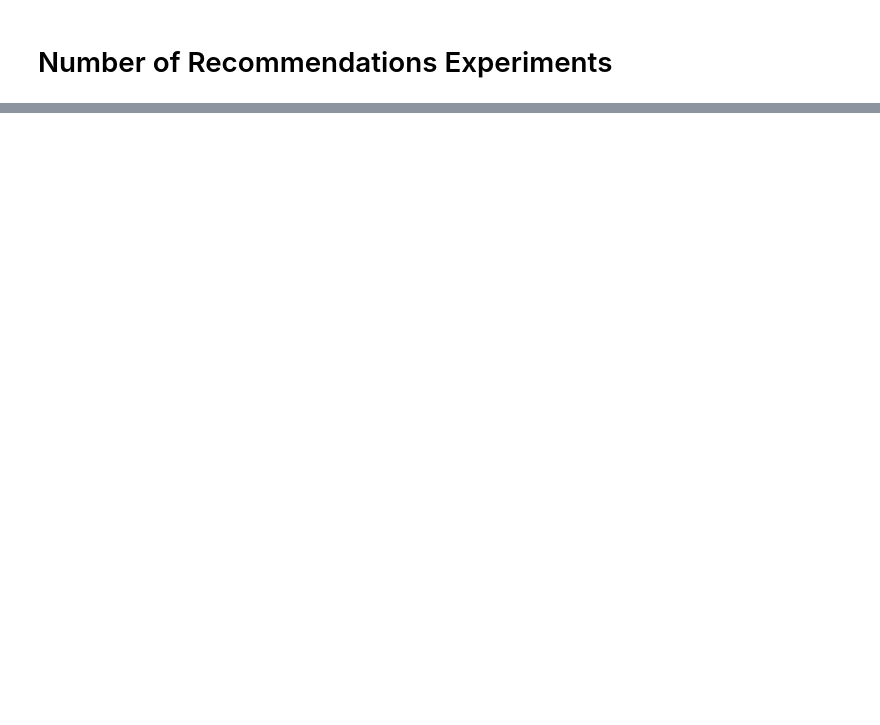
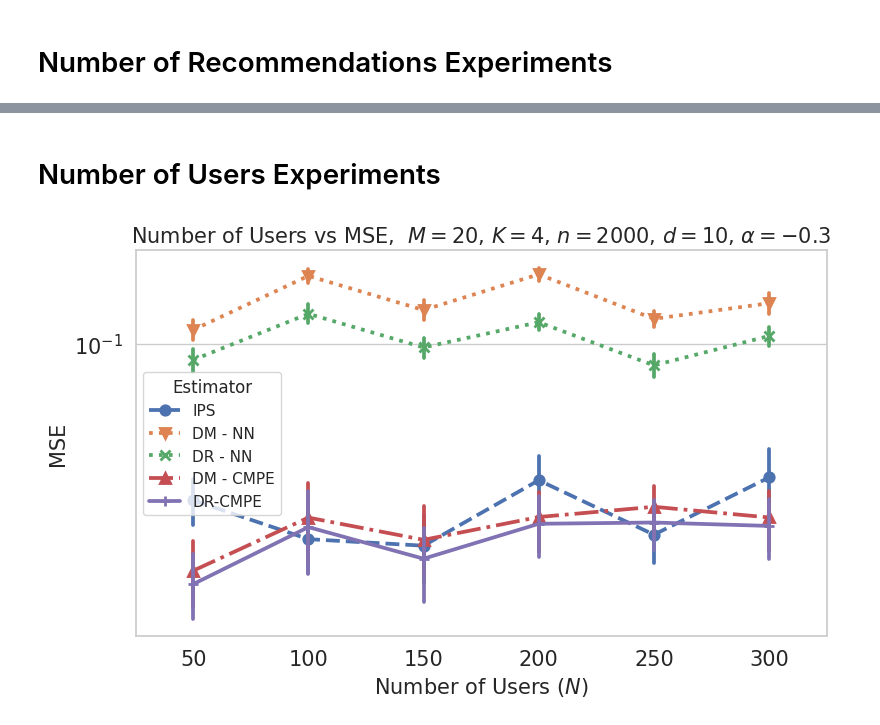
Before and after one commit to houssamzenati/counterfactual-policy-mean-embedding, a Jupyter notebook: src/policy_evaluation/Plot_Simulation_Results_Known_Propensities.ipynb, the cells around one changed output, grey strips where cells are left out. Cells and saved outputs as stored; diff of their text form; code cells hidden in the pictures; blank space fills up the shorter version.

```diff
--- a/src/policy_evaluation/Plot_Simulation_Results_Known_Propensities.ipynb
+++ b/src/policy_evaluation/Plot_Simulation_Results_Known_Propensities.ipynb
@@ -157,0 +199,45 @@ plt.show()
+# %% [markdown]
+# Number of Users Experiments
+# %%
+full_results1 = pd.read_csv(r"Results/OPE_n_users_result_50_to_100.csv")
+full_results2 = pd.read_csv(r"Results/OPE_n_users_result_150_to_200.csv")
+full_results3 = pd.read_csv(r"Results/OPE_n_users_result_250_to_300.csv")
+full_results = pd.concat([full_results1, full_results2, full_results3])
+
+full_results.loc[full_results['Estimator'] =='ips_estimator', 'Estimator'] = 'IPS'
+full_results.loc[full_results['Estimator'] =='Direct', 'Estimator'] = 'DM - NN'
+full_results.loc[full_results['Estimator'] =='doubly robust estimator', 'Estimator'] = 'DR - NN'
+full_results.loc[full_results['Estimator'] =='cmebis', 'Estimator'] = 'DM - CMPE'
+full_results.loc[full_results['Estimator'] =='dr_bis', 'Estimator'] = 'DR-CMPE'
+SetPlotRC()
+
+# # Plotting results
+# sns.set(style="whitegrid")
+# plt.figure(figsize=(8, 5))
+# sns.boxplot(
+#     data=full_results, x="n_reco", y="MSE", hue="Estimator"
+#     # , marker="o"
+# )
+# plt.yscale("log")
+# plt.title("Number of Recommendations vs MSE")
+# plt.tight_layout()
+# ApplyFont(plt.gca(), xlabel_text_size = 15.0, ylabel_text_size = 15.0, title_text_size = 15.0, ticks_text_size = 15,)
+# plt.show()
+
+# Plotting results
+sns.set(style="whitegrid")
+plt.figure(figsize=(8, 5))
+sns.pointplot(
+    data=full_results, x="n_users", y="MSE", hue="Estimator"
+,
+    linestyles=["--", ":",":", "-.", "-"], markers=['o','v','x','^','+']
+)
+plt.yscale("log")
+plt.title(r"Number of Users vs MSE,  $M = 20$, $K = 4$, $n = 2000$, $d = 10$, $\alpha = -0.3$")
+plt.xlabel(r"Number of Users $(N)$")
+plt.tight_layout()
+ApplyFont(plt.gca(), xlabel_text_size = 15.0, ylabel_text_size = 15.0, title_text_size = 15.0, ticks_text_size = 15,)
+plt.savefig('Figures/OPE_n_users_experiment_known_props.png', format='png', bbox_inches='tight')
+plt.show()
+# %% [output]
+[figure, added]
```
Also changed, not shown: parts of 6 cells of this notebook, 18 other files.
